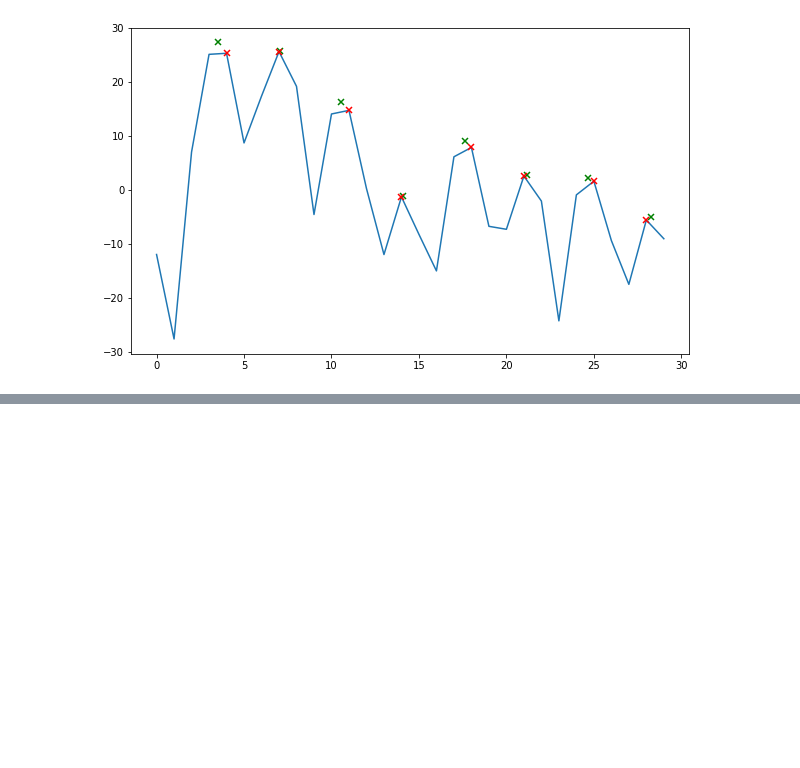
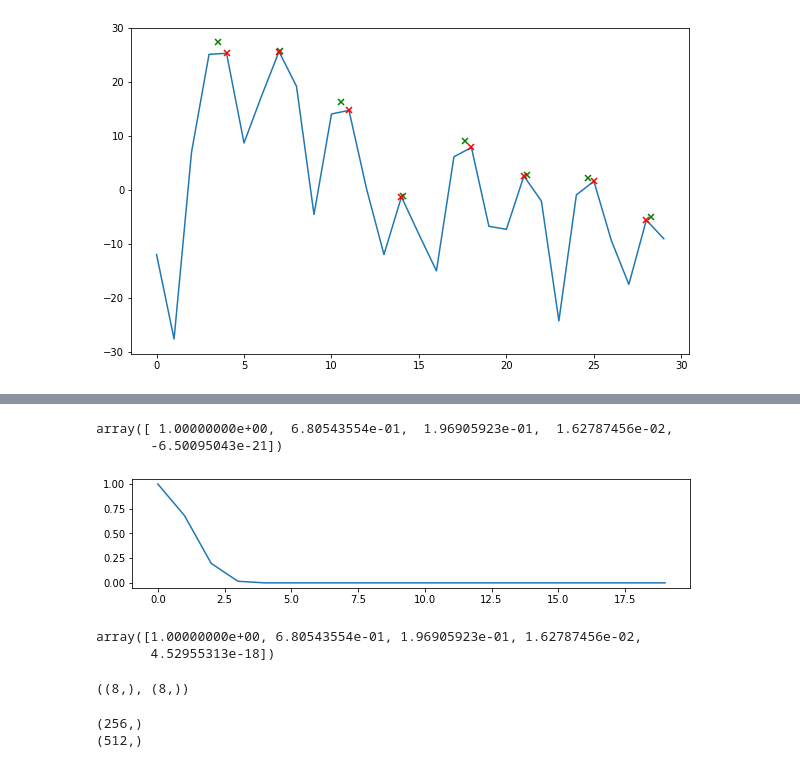
Before and after one commit to jhartquist/rtma, a Jupyter notebook: nbs/04_sine_model.ipynb, the cells around one changed output, grey strips where cells are left out. Cells and saved outputs as stored; diff of their text form; code cells hidden in the pictures; blank space fills up the shorter version.

```diff
--- a/nbs/04_sine_model.ipynb
+++ b/nbs/04_sine_model.ipynb
@@ -114,0 +218,22 @@ plot_ipeaks(x, ipeak_i, ipeak_v, peak_i=peak_i)
+# %%
+bh = genBhLobe(np.arange(20))
+bh[:5]
+# %% [output]
+array([ 1.00000000e+00,  6.80543554e-01,  1.96905923e-01,  1.62787456e-02,
+       -6.50095043e-21])
+# %%
+bh = get_window('blackmanharris', 512)
+bh /= bh.sum()
+# %%
+plot(fft_analysis(bh, 512)[0][:20])
+# %% [output]
+[figure, added]
+# %%
+fft_analysis(bh, 512)[0][:5]
+# %% [output]
+array([1.00000000e+00, 6.80543554e-01, 1.96905923e-01, 1.62787456e-02,
+       4.52955313e-18])
+# %%
+ipeak_freq.shape, ipeak_v.shape
+# %% [output]
+((8,), (8,))
@@ -114,0 +248,16 @@ plot_ipeaks(x, ipeak_i, ipeak_v, peak_i=peak_i)
+# %%
+Ns = 512
+H = Ns//4
+hNs = Ns//2
+yw = np.zeros(Ns)
+sw = np.zeros(Ns)
+ow = triang(2*H)
+print(ow.shape)
+sw[hNs-H:hNs+H] = ow
+bh = blackmanharris(Ns)
+bh = bh / sum(bh)
+sw[hNs-H:hNs+H] = sw[hNs-H:hNs+H] / bh[hNs-H:hNs+H]
+print(sw.shape)
+# %% [output]
+(256,)
+(512,)
```
Also changed, not shown: parts of 25 cells of this notebook, 5 other files.
